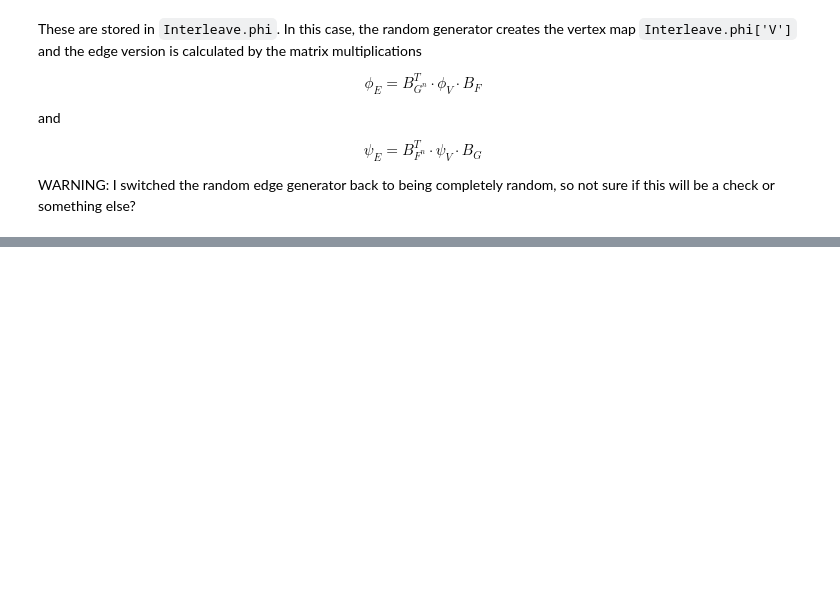
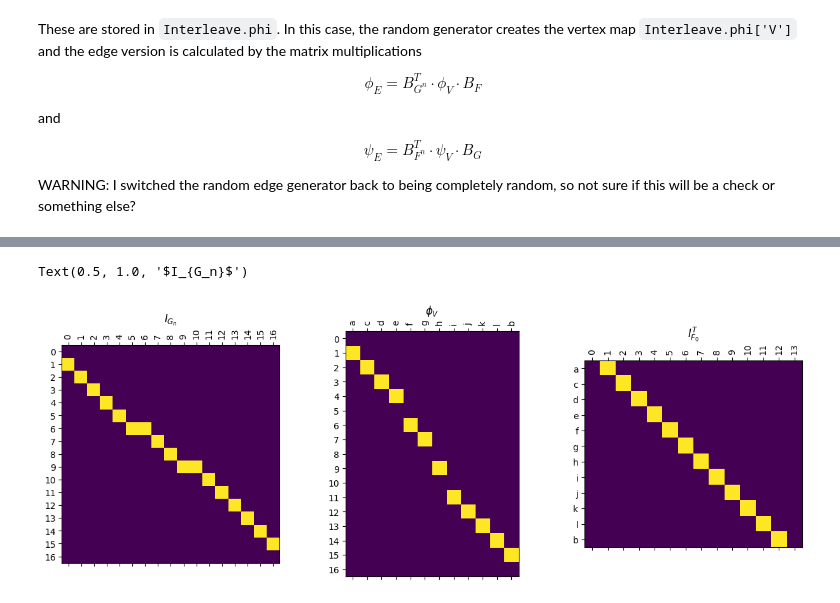
Before and after one commit to MunchLab/ceREEBerus, a Jupyter notebook: doc_source/notebooks/interleaving_basics.ipynb, the cells around one changed output, grey strips where cells are left out. Cells and saved outputs as stored; diff of their text form; code cells hidden in the pictures; blank space fills up the shorter version.

Commit message:
Oh lord the matrices are making matrix babies. It's like matrix Tribbles up in here!

```diff
--- a/doc_source/notebooks/interleaving_basics.ipynb
+++ b/doc_source/notebooks/interleaving_basics.ipynb
@@ -238,0 +271,19 @@ myInt.draw_matrix(myInt.parallelogram_dist(), colorbar = True, cmap = 'PuOr')
+# %%
+I_F = myInt.block_dict_to_matrix(myInt.I['F']['0']['V'])
+I_F_Transpose = {'rows': I_F['cols'], 'cols': I_F['rows'], 'array': I_F['array'].T}
+phi_V = myInt.block_dict_to_matrix(myInt.phi['V'])
+I_Gn = myInt.block_dict_to_matrix(myInt.I['G']['n']['V'])
+
+fig, axs = plt.subplots(1, 3, figsize=(15, 5))
+
+myInt.draw_matrix(I_F_Transpose, ax = axs[2])
+axs[2].set_title(r'$I_{F_0}^T$')
+
+myInt.draw_matrix(phi_V, ax = axs[1])
+axs[1].set_title(r'$\phi_V$')
+
+myInt.draw_matrix(I_Gn, ax = axs[0])
+axs[0].set_title(r'$I_{G_n}$')
+# %% [output]
+Text(0.5, 1.0, '$I_{G_n}$')
+[figure, added]
```
Also changed, not shown: parts of 14 cells of this notebook, 46 other files.
